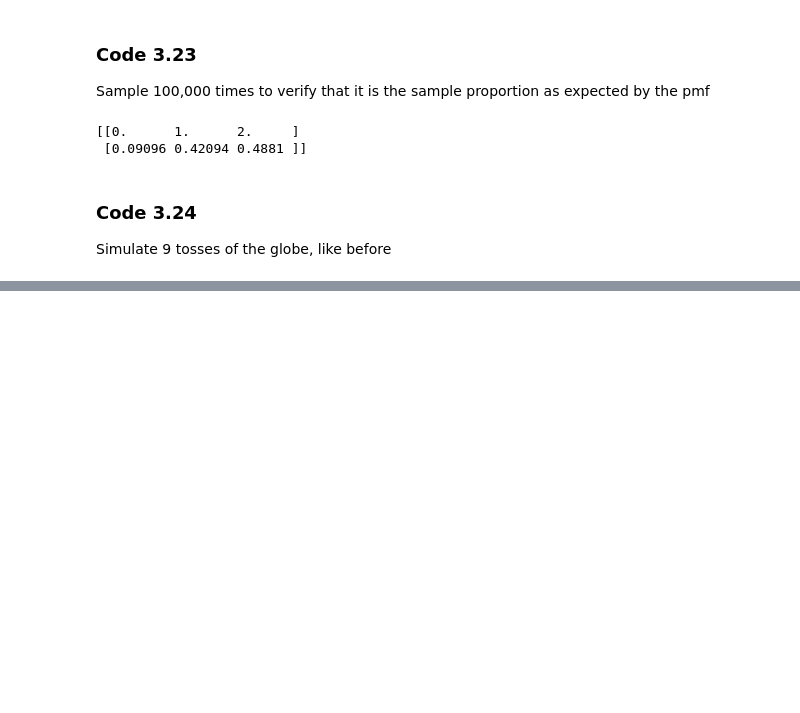
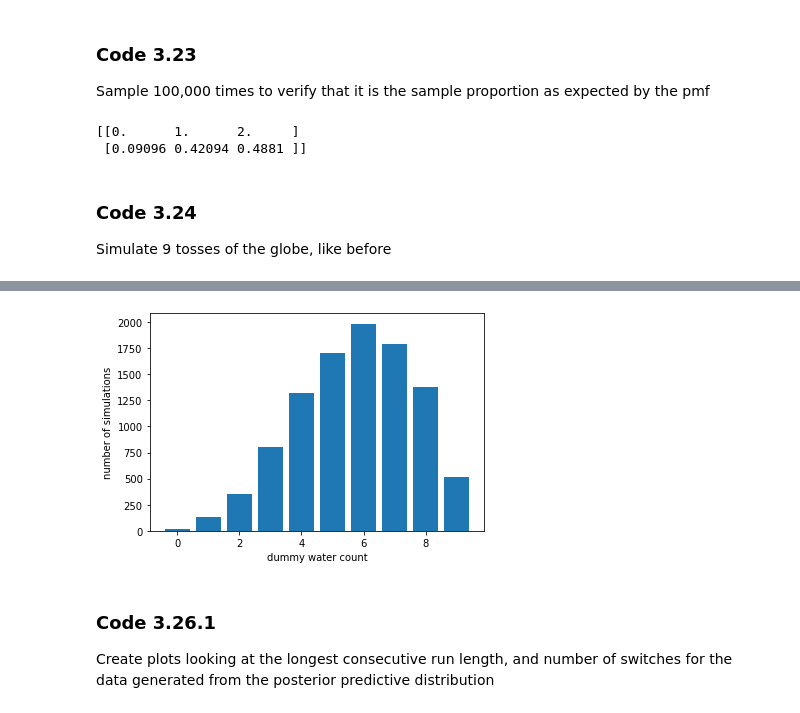
Before and after one commit to ecotner/statistical-rethinking, a Jupyter notebook: notebooks/3_sampling_the_imaginary.ipynb, the cells around one changed output, grey strips where cells are left out. Drawn from its saved outputs; the diff is of its cells as text; code cells hidden in the pictures; blank space fills up the shorter version.

```diff
--- a/notebooks/3_sampling_the_imaginary.ipynb
+++ b/notebooks/3_sampling_the_imaginary.ipynb
@@ -272,0 +287,15 @@ plt.show()
+# %%
+# If you use the samples from the posterior for $p$, it
+# preserves the uncertainty much better
+samples = st.beta(6+1, 3+1).rvs(10_000) # sample 10k times from analytic posterior (W=6, L=3)
+W = st.binom(n=9, p=samples).rvs() # sample from posterior predictive
+vals, counts = np.unique(W, return_counts=True)
+plt.bar(vals, counts)
+plt.xlabel("dummy water count")
+plt.ylabel("number of simulations")
+plt.show()
+# %% [output]
+[figure, added]
+# %% [markdown]
+### Code 3.26.1
+Create plots looking at the longest consecutive run length, and number of switches for the data generated from the posterior predictive distribution
```
Also changed, not shown: parts of 7 cells of this notebook.
